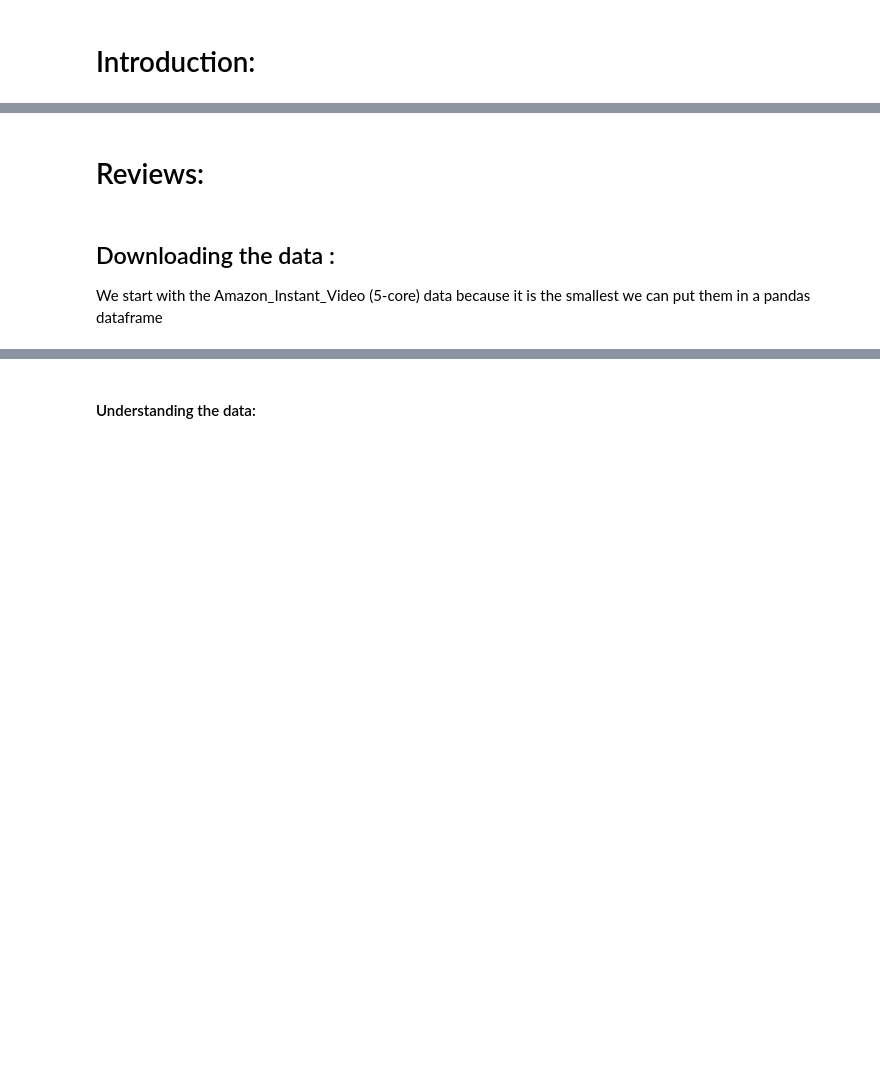
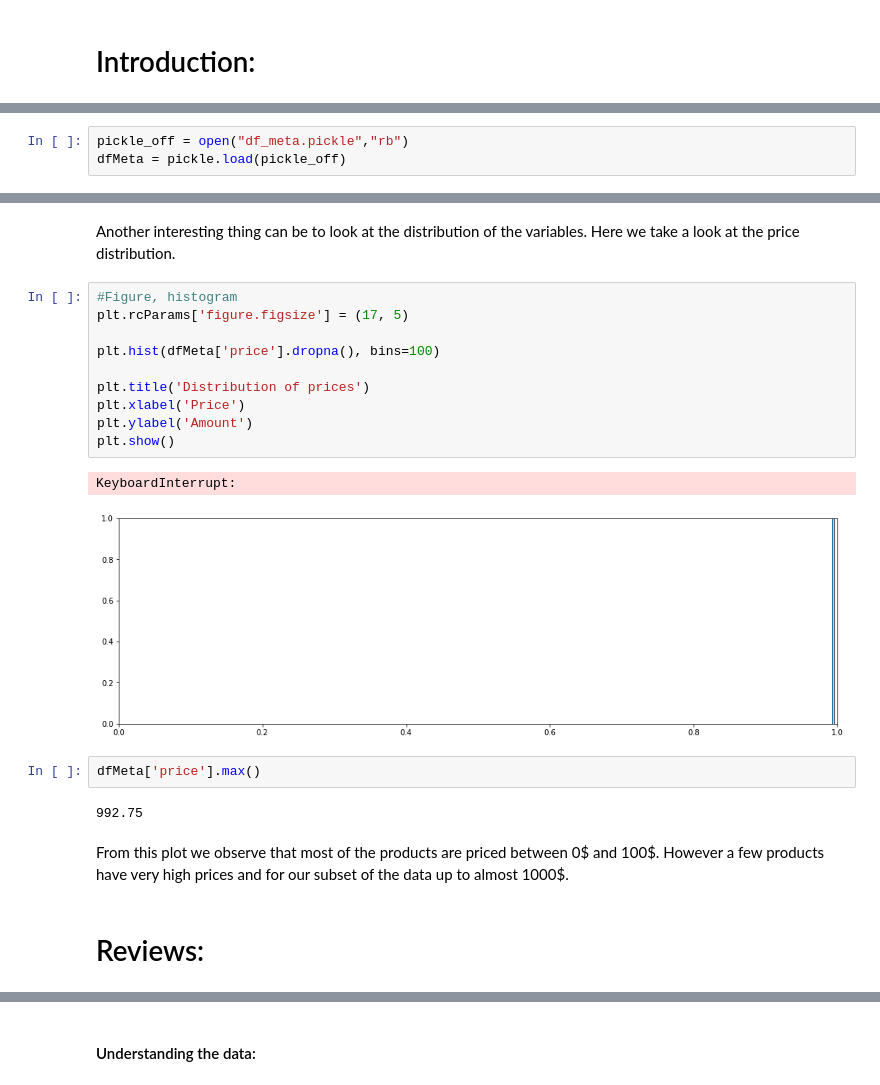
Before and after one commit to sourabhlal/ada2017, a Jupyter notebook: Project/exploration_AmazonInstantVideo-Copy1.ipynb, the cells around one changed output, grey strips where cells are left out. Drawn from its saved outputs; the diff is of its cells as text; blank space fills up the shorter version.

```diff
--- a/Project/exploration_AmazonInstantVideo-Copy1.ipynb
+++ b/Project/exploration_AmazonInstantVideo-Copy1.ipynb
@@ -49,0 +50,3 @@ df = getDF('reviews_Amazon_Instant_Video_5.json.gz')
+# %%
+pickle_off = open("df_meta.pickle","rb")
+dfMeta = pickle.load(pickle_off)
@@ -50,6 +90,23 @@ df = getDF('reviews_Amazon_Instant_Video_5.json.gz')
+# %% [markdown]
+Another interesting thing can be to look at the distribution of the variables. Here we take a look at the price distribution.
+# %%
+#Figure, histogram
+plt.rcParams['figure.figsize'] = (17, 5)
+
+plt.hist(dfMeta['price'].dropna(), bins=100)
+
+plt.title('Distribution of prices')
+plt.xlabel('Price')
+plt.ylabel('Amount')
+plt.show()
+# %% [output]
+KeyboardInterrupt:
+[figure, added]
+# %%
+dfMeta['price'].max()
+# %% [output]
+992.75
+# %% [markdown]
+From this plot we observe that most of the products are priced between 0\$ and 100\$. However a few products have very high prices and for our subset of the data up to almost 1000$.
 # %% [markdown]
 # Reviews:
-# %% [markdown]
-## Downloading the data :
-We start with the Amazon_Instant_Video (5-core) data because it is the smallest
-we can put them in a pandas dataframe
```
Also changed, not shown: parts of 58 cells of this notebook, 1 other file.
